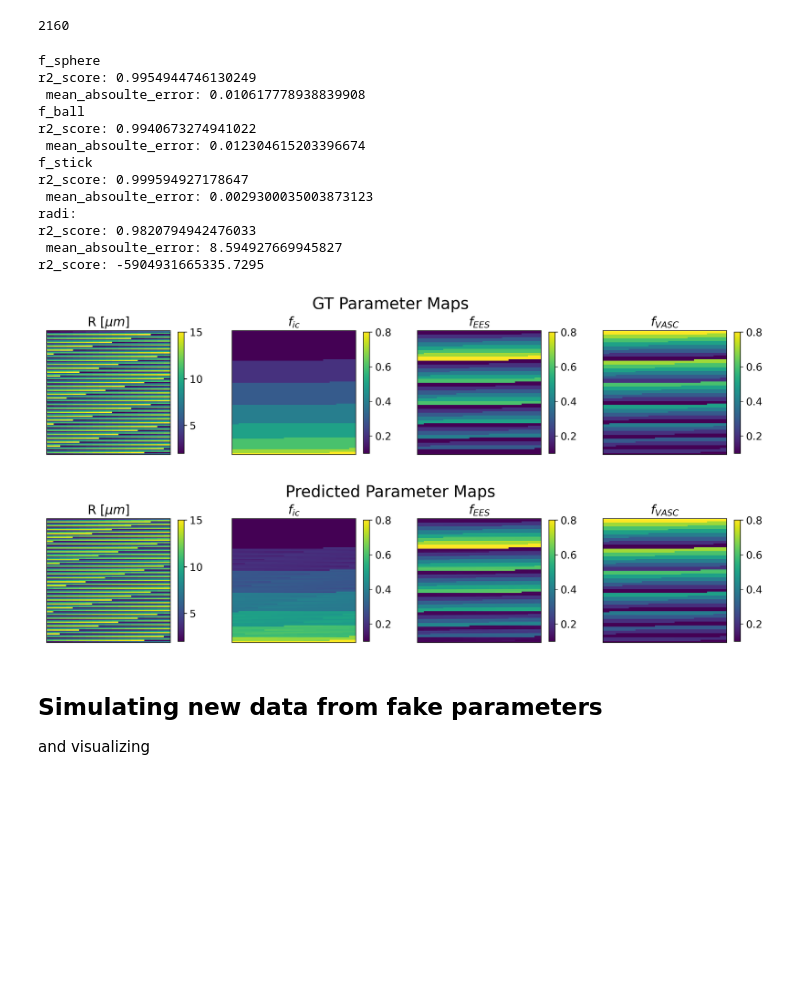
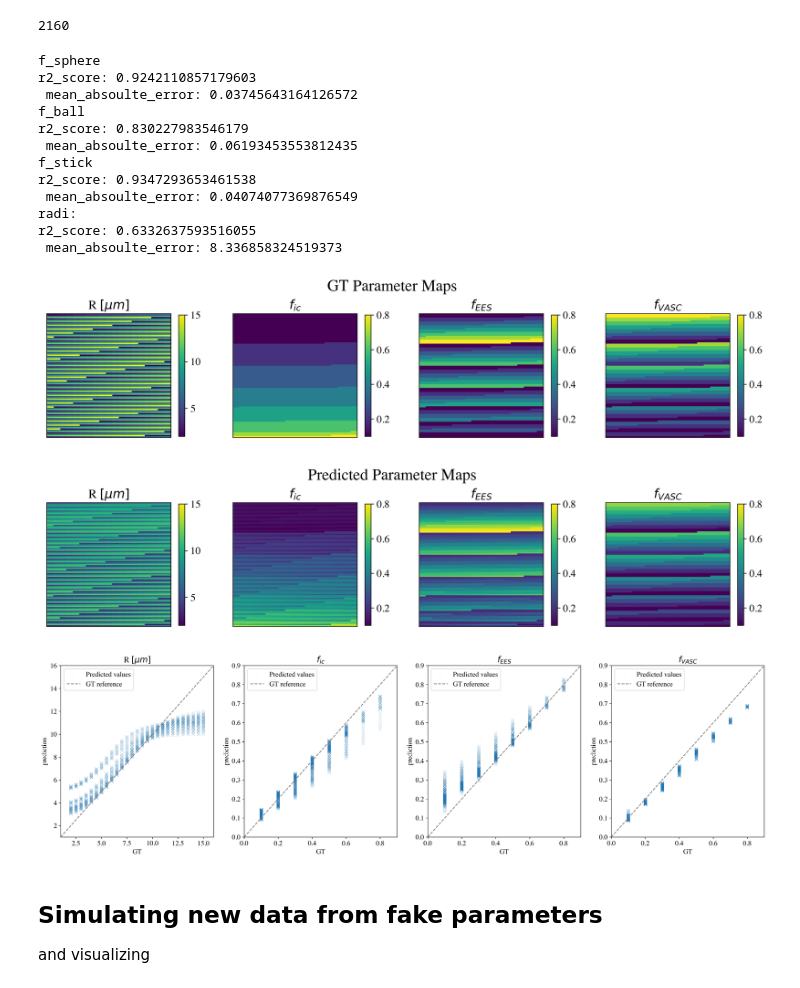
Before and after one commit to theavage/Master-project, a Jupyter notebook: network/simulate_data.ipynb, the cells around one changed output. Drawn from its saved outputs; the diff is of its cells as text; code cells hidden in the pictures; blank space fills up the shorter version.

```diff
--- a/network/simulate_data.ipynb
+++ b/network/simulate_data.ipynb
@@ -78,10 +99,12 @@ np.sum(parameter_vector[:,1]==0.1)
 # %% [output]
 2160
 # %%
-pred_radi = np.load("results/radii_9180.npy")
-pred_f_sphere = np.load("results/f_sphere_9180.npy")
-pred_f_ball = np.load("results/f_ball_9180.npy")
-pred_f_stick = np.load("results/f_stick_9180.npy")
+img = '436_noise_2'
+
+pred_radi = np.load("results/radii_9180_"+img+".npy")
+pred_f_sphere = np.load("results/f_sphere_9180_"+img+".npy")
+pred_f_ball = np.load("results/f_ball_9180_"+img+".npy")
+pred_f_stick = np.load("results/f_stick_9180_"+img+".npy")
 # %%
 from sklearn.metrics import r2_score, mean_absolute_error
 
@@ -100,22 +123,19 @@ print(" mean_absoulte_error: " + str(mean_absolute_error(parameter_vector[:,3].f
 print("radi:")
 print("r2_score: " + str(r2_score(parameter_vector[:,0].flatten()/parameter_vector[:,0].flatten().max(),pred_radi.squeeze()/pred_radi.squeeze().max())))
 print(" mean_absoulte_error: " + str(mean_absolute_error(parameter_vector[:,0].flatten(),pred_radi.squeeze())))
-
-print("r2_score: " + str(r2_score(parameter_vector[:,0].flatten()/2,pred_radi.squeeze())))
 # %% [output]
 f_sphere
-r2_score: 0.9954944746130249
- mean_absoulte_error: 0.010617778938839908
+r2_score: 0.9242110857179603
+ mean_absoulte_error: 0.03745643164126572
 f_ball
-r2_score: 0.9940673274941022
- mean_absoulte_error: 0.012304615203396674
+r2_score: 0.830227983546179
+ mean_absoulte_error: 0.06193453553812435
 f_stick
-r2_score: 0.999594927178647
- mean_absoulte_error: 0.0029300035003873123
+r2_score: 0.9347293653461538
+ mean_absoulte_error: 0.04074077369876549
 radi:
-r2_score: 0.9820794942476033
- mean_absoulte_error: 8.594927669945827
-r2_score: -5904931665335.7295
+r2_score: 0.6332637593516055
+ mean_absoulte_error: 8.336858324519373
 # %%
 import matplotlib.pyplot as plt
 import matplotlib.patches as patches
@@ -126,7 +146,7 @@ k = 95
 plt.rcParams["figure.dpi"] = 300
 plt.rcParams['savefig.dpi'] = 300
 plt.rcParams['font.size'] = 13
-plt.rcParams['font.size'] = 13
+plt.rcParams['font.family'] = "times"
 
 
 fig, ax = plt.subplots(1,4, figsize=(16,3.5))
@@ -143,35 +163,70 @@ fig.colorbar(mesh,ax=ax[0],shrink=0.8)
 ax[0].set_title(names[0])
 ax[0].get_xaxis().set_visible(False)
 ax[0].get_yaxis().set_visible(False)
 
 for i in [1,2,3]:
     image = ax[i].imshow(vis[:,:,i])
     mappable = image
     mappable.set_clim(0.1, 0.8)
     fig.colorbar(image,ax=ax[i],shrink=0.8)
     ax[i].set_title(names[i])
     ax[i].get_xaxis().set_visible(False)
     ax[i].get_yaxis().set_visible(False)
 
 fig, ax = plt.subplots(1,4, figsize=(16,3.5))
 fig.suptitle('Predicted Parameter Maps',fontsize=20)
 
 predictions =  [pred_radi,pred_f_sphere,pred_f_ball ,pred_f_stick]
 
 for i in [0,1,2,3]:
     image = ax[i].imshow(predictions[i][:k*k].reshape(k,k))
     mappable = image
     if i == 0:
         mappable.set_clim(2,15)
     else:
         mappable.set_clim(0.1, 0.8)
     fig.colorbar(mappable, ax=ax[i], shrink=0.8)
     ax[i].set_title(names[i])
     ax[i].get_xaxis().set_visible(False)
     ax[i].get_yaxis().set_visible(False)
+
+
+## Scatter plots
+x = np.arange(0,1.1,1/9180)
+y = np.arange(0,1.1,1/9180)
+x_r = np.arange(1,18,1/9180)
+y_r = np.arange(1,18,1/9180)
+
+fig, ax = plt.subplots(1,4, figsize=(24,6))
+fig.patch.set_facecolor('white')
+
+plt.rcParams['axes.titlecolor'] = 'black'
+
+
+for i in range(4):
+
+    if i == 0:
+        image = ax[i].scatter(parameter_vector[:,i]*1e6/2,predictions[i],label='Predicted values', marker = 'x', linewidths=0.03)
+        ref = ax[i].plot(x_r,y_r, label='GT reference', ls = '--', color = 'gray')
+        ax[i].set_xlim(1,16)
+        ax[i].set_ylim(1,16)
+        ax[i].set_xlabel('GT')
+        ax[i].set_ylabel('prediction')
+        ax[i].set_title(names[i])
+    else:
+        image = ax[i].scatter(parameter_vector[:,i],predictions[i],label='Predicted values', marker = 'x', linewidths=0.03)
+        ref = ax[i].plot(x,y, label='GT reference',ls = '--', color = 'gray')
+        ax[i].set_xlim([parameter_vector[:,i].min()-0.1,parameter_vector[:,i].max()+0.1])
+        ax[i].set_ylim([parameter_vector[:,i].min()-0.1,parameter_vector[:,i].max()+0.1])
+        ax[i].set_xlabel('GT')
+        ax[i].set_ylabel('prediction')
+        ax[i].set_title(names[i])
+
+    ax[i].legend()
 # %% [output]
-[figure, old version]
+[figure, new version]
-[figure, old version]
+[figure, new version]
+[figure, added]
 # %% [markdown]
 ## Simulating new data from fake parameters
 and visualizing
```
Also changed, not shown: parts of 7 cells of this notebook, 1 other file.
